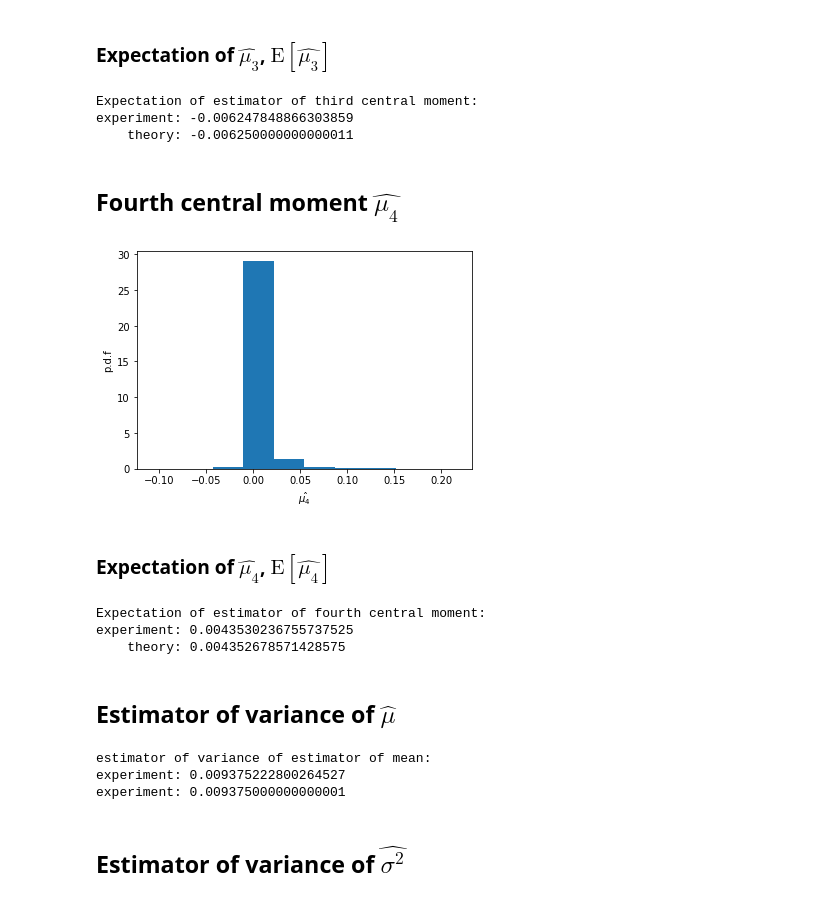
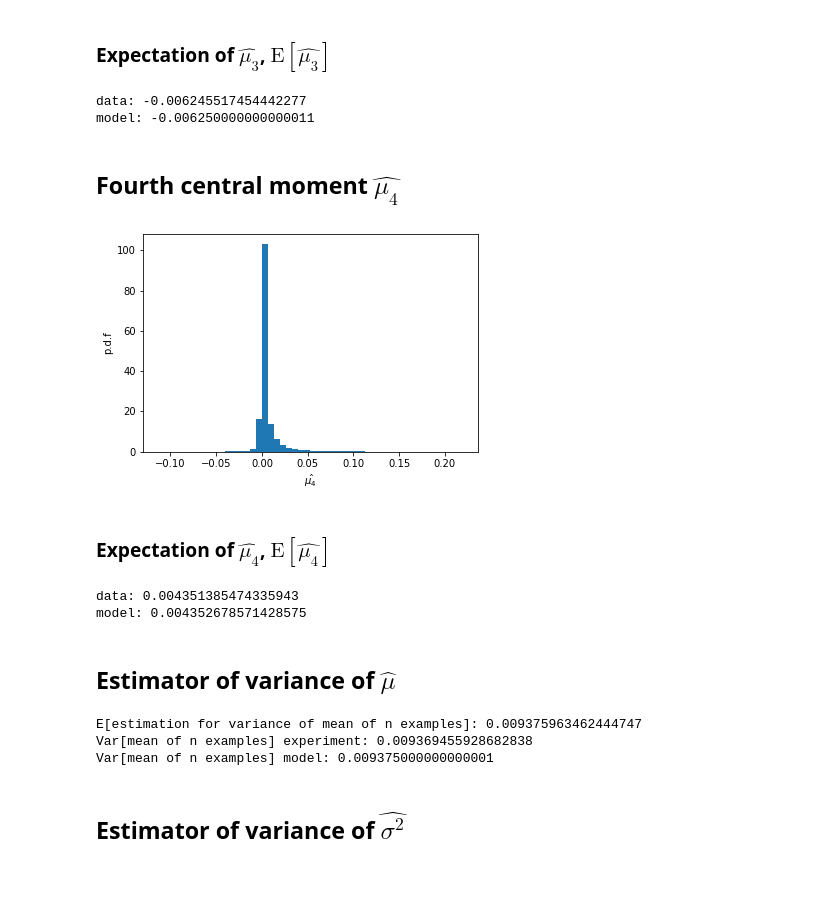
Before and after one commit to lhprojects/blog, a Jupyter notebook: JupyterNotebooks/MomentEstimator.ipynb, the cells around one changed output. Cells and saved outputs as stored; diff of their text form; code cells hidden in the pictures.

```diff
--- a/JupyterNotebooks/MomentEstimator.ipynb
+++ b/JupyterNotebooks/MomentEstimator.ipynb
@@ -194,66 +264,38 @@ plt.show()
 # %% [markdown]
 ### Expectation of  $\hat{\mu_3}$, $\mathrm{E}[ \hat{\mu_3}]$
 # %%
-print("Expectation of estimator of third central moment:")
-print("experiment:", third_central_moment(X).mean())
-print("    theory:", stat.mu_3)
+print("data:", datastat.third_central_moment(X).mean())
+print("model:", stat.mu_3)
 # %% [output]
-Expectation of estimator of third central moment:
-experiment: -0.006247848866303859
-    theory: -0.006250000000000011
+data: -0.006245517454442277
+model: -0.006250000000000011
 # %% [markdown]
 ## Fourth central moment $\hat{\mu_4}$
-# %%
-def fourth_central_moment(X, keepdims=False):
-    mu = mean(X, keepdims=True)
-    n = X.shape[-1]
-    assert n > 3
-
-    m4 = np.mean((X - mu)**4, axis=-1, keepdims=keepdims)
-
-    s2 = n / (n - 1) * np.mean((X - mu)**2, axis=-1, keepdims=keepdims)
-
-    #c = (n * n - 2 * n + 3) / (n * (n - 1))
-    #k = 1 / (1 - 3 / (c * n))
-    #return 1.0 * k * (n / (n - 1) * m4 + 3 * (1 - 1 / n - 1 / c) * s2**2)
-    #print(k)
-
-    k = 1 / ((n - 3) * (n - 2) * (n - 1) * n)
-
-    return k * (n * n * (n * (n - 2) + 3) * m4 + \
-        3 * (n - 1) * (n - 1) * (3 - 2 * n) * s2 * s2)
-
-
-plt.figure()
-plt.hist(fourth_central_moment(X), bins=10, density=True)
-plt.xlabel("$\\hat{\\mu_4}$")
-plt.ylabel("p.d.f")
-plt.show()
-# %% [output]
-[figure, removed]
+# %%
+plt.figure()
+plt.hist(datastat.fourth_central_moment(X), bins=50, density=True)
+plt.xlabel("$\\hat{\\mu_4}$")
+plt.ylabel("p.d.f")
+plt.show()
+# %% [output]
+[figure, added]
 # %% [markdown]
 ### Expectation of  $\hat{\mu_4}$, $\mathrm{E}[ \hat{\mu_4}]$
 # %%
-print("Expectation of estimator of fourth central moment:")
-print("experiment:", fourth_central_moment(X).mean())
-print("    theory:", stat.mu_4)
+print("data:", datastat.fourth_central_moment(X).mean())
+print("model:", stat.mu_4)
 # %% [output]
-Expectation of estimator of fourth central moment:
-experiment: 0.0043530236755737525
-    theory: 0.004352678571428575
+data: 0.004351385474335943
+model: 0.004352678571428575
 # %% [markdown]
 ## Estimator of variance  of $\hat{\mu}$
-# %%
-def variance_of_mean(X, keepdims=False):
-    return variance(X, keepdims=keepdims) / X.shape[-1]
-
-
-print("estimator of variance of estimator of mean:")
-print("experiment:", variance_of_mean(X).mean())
-print("experiment:", theory_variance_of_mean(stat.s2, X.shape[-1]))
-# %% [output]
-estimator of variance of estimator of mean:
-experiment: 0.009375222800264527
-experiment: 0.009375000000000001
+# %%
+print("E[estimation for variance of mean of n examples]:", datastat.variance_of_mean(X).mean())
+print("Var[mean of n examples] experiment:", datastat.mean(X).var())
+print("Var[mean of n examples] model:", stat.variance_of_mean())
+# %% [output]
+E[estimation for variance of mean of n examples]: 0.009375963462444747
+Var[mean of n examples] experiment: 0.009369455928682838
+Var[mean of n examples] model: 0.009375000000000001
 # %% [markdown]
 ## Estimator of variance of $\hat{\sigma^2}$
```
Also changed, not shown: parts of 23 cells of this notebook.
